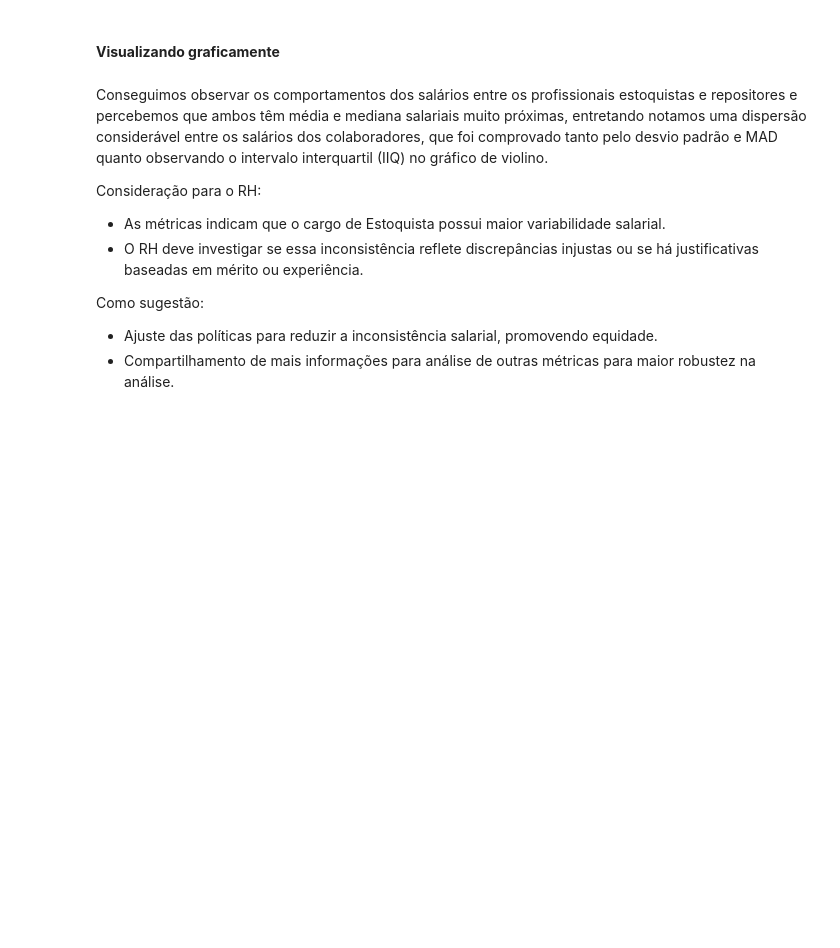
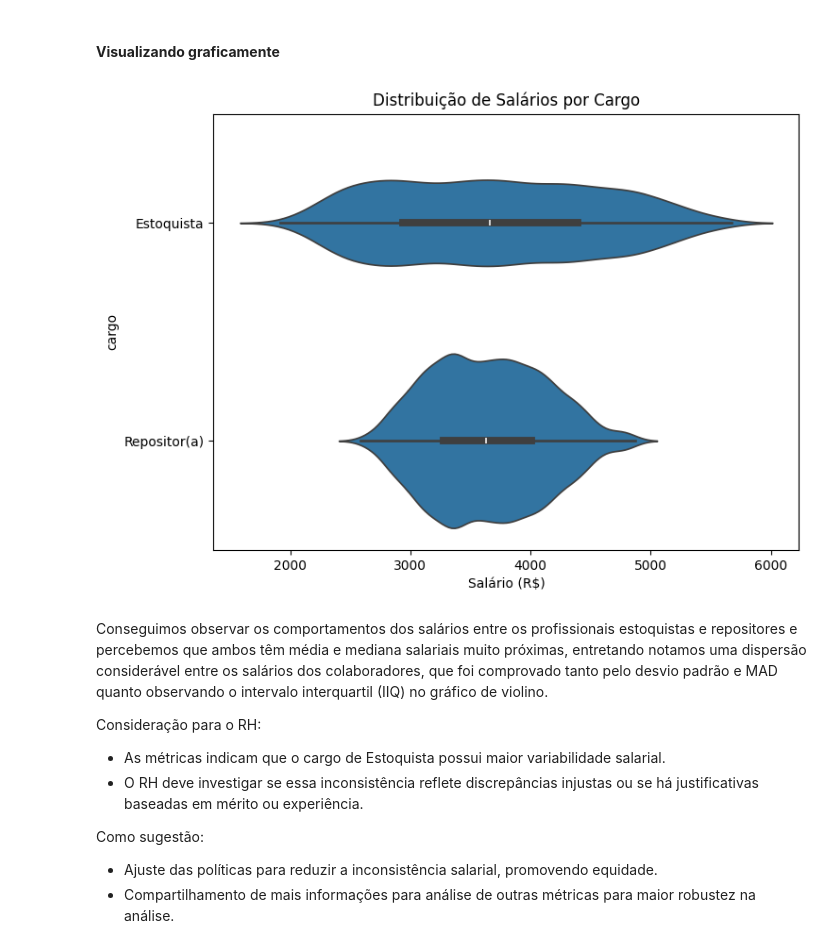
Before and after one commit to FranPomba/Tech-Fundation---alura-one, a Jupyter notebook: 3 - Estatística e Machine Learning/1 - Estatística com Python resumindo e analisando dados/Projeto_Inicial_Estatística_com_Python_frequencias_e_medidas.ipynb, the cells around one changed output. Saved outputs shown, nothing was run; the diff lists cells and outputs as text; code cells hidden in the pictures; blank space fills up the shorter version.

```diff
--- a/3 - Estatística e Machine Learning/1 - Estatística com Python resumindo e analisando dados/Projeto_Inicial_Estatística_com_Python_frequencias_e_medidas.ipynb
+++ b/3 - Estatística e Machine Learning/1 - Estatística com Python resumindo e analisando dados/Projeto_Inicial_Estatística_com_Python_frequencias_e_medidas.ipynb
@@ -1322,3 +1389,6 @@ $\mu$ e $\bar{X}$ = média da população e amostra da distribuição, respectiv
 #### **Ler as estatísticas descritivas das remunerações**
 # %% [markdown]
 Vamos começar lendo os valores de tendência central dos salários dos cargos de Estoquista e Repositor(a)
+# %%
+operacional = colaboradores[colaboradores["cargo"].isin(["Estoquista", "Repositor(a)"])]
+operacional
@@ -1363,6 +1461,16 @@ O que podemos constatar aqui:
 # %% [markdown]
 
 #### **Visualizando graficamente**
+# %%
+plt.figure(figsize=(8, 6))
+sns.violinplot(x='remuneracao', y='cargo', data=operacional)
+
+plt.title('Distribuição de Salários por Cargo')
+plt.xlabel('Salário (R$)')
+
+plt.show()
+# %% [output]
+[figure, added]
 # %% [markdown]
 Conseguimos observar os comportamentos dos salários entre os profissionais estoquistas e repositores e percebemos que ambos têm média e mediana salariais muito próximas, entretando notamos uma dispersão considerável entre os salários dos colaboradores, que foi comprovado tanto pelo desvio padrão e MAD quanto observando o intervalo interquartil (IIQ) no gráfico de violino.
 
```
Also changed, not shown: parts of 10 cells of this notebook, 2 other files.
